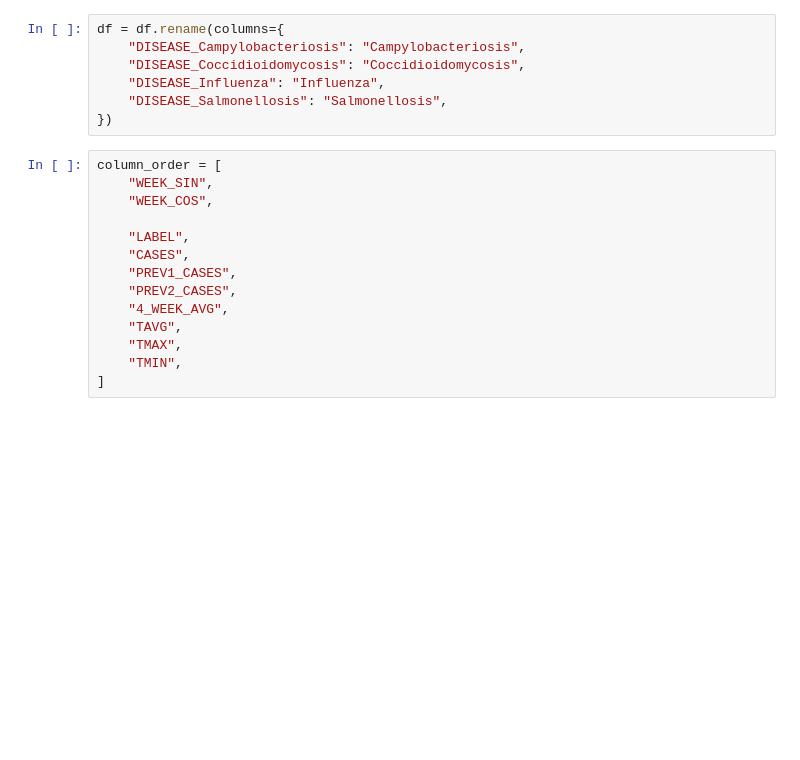
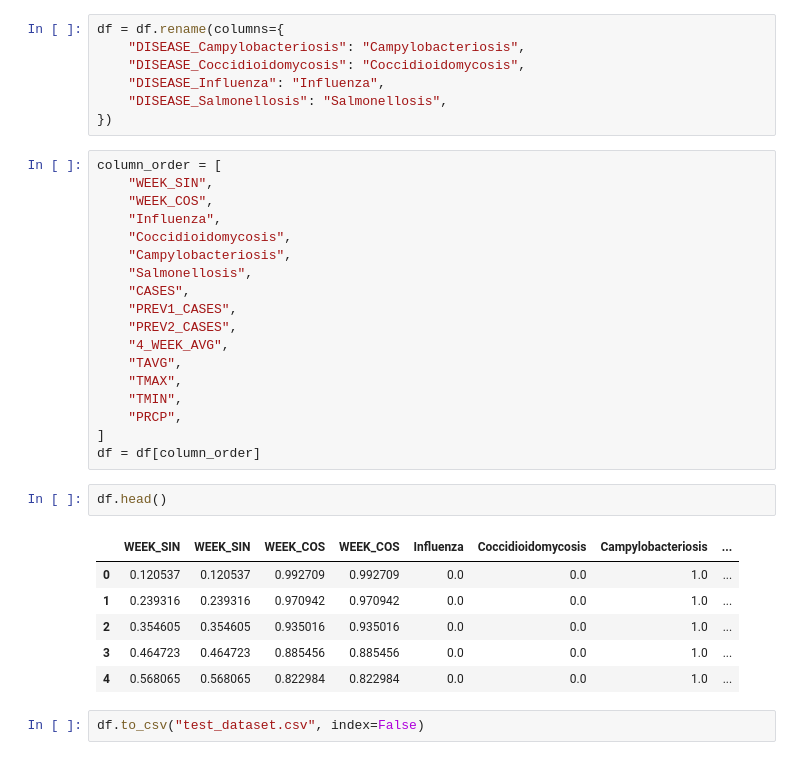
Before and after one commit to dave22r/RegionalOutbreakPredictor, a Jupyter notebook: ml/notebooks/merged.ipynb, the cells around one changed output. Saved outputs shown, nothing was run; the diff lists cells and outputs as text; blank space fills up the shorter version.

```diff
--- a/ml/notebooks/merged.ipynb
+++ b/ml/notebooks/merged.ipynb
@@ -388,8 +388,10 @@ df = df.rename(columns={
 column_order = [
     "WEEK_SIN",
     "WEEK_COS",
-
-    "LABEL",
+    "Influenza",
+    "Coccidioidomycosis",
+    "Campylobacteriosis",
+    "Salmonellosis",
     "CASES",
     "PREV1_CASES",
     "PREV2_CASES",
@@ -397,4 +399,17 @@ column_order = [
     "TAVG",
     "TMAX",
     "TMIN",
+    "PRCP",
 ]
+df = df[column_order]
+# %%
+df.head()
+# %% [output]
+|  | WEEK_SIN | WEEK_SIN | WEEK_COS | WEEK_COS | Influenza | Coccidioidomycosis | Campylobacteriosis | ... |
+| 0 | 0.120537 | 0.120537 | 0.992709 | 0.992709 | 0.0 | 0.0 | 1.0 | ... |
+| 1 | 0.239316 | 0.239316 | 0.970942 | 0.970942 | 0.0 | 0.0 | 1.0 | ... |
+| 2 | 0.354605 | 0.354605 | 0.935016 | 0.935016 | 0.0 | 0.0 | 1.0 | ... |
+| 3 | 0.464723 | 0.464723 | 0.885456 | 0.885456 | 0.0 | 0.0 | 1.0 | ... |
+| 4 | 0.568065 | 0.568065 | 0.822984 | 0.822984 | 0.0 | 0.0 | 1.0 | ... |
+# %%
+df.to_csv("test_dataset.csv", index=False)
```
Also changed, not shown: parts of 4 cells of this notebook.
